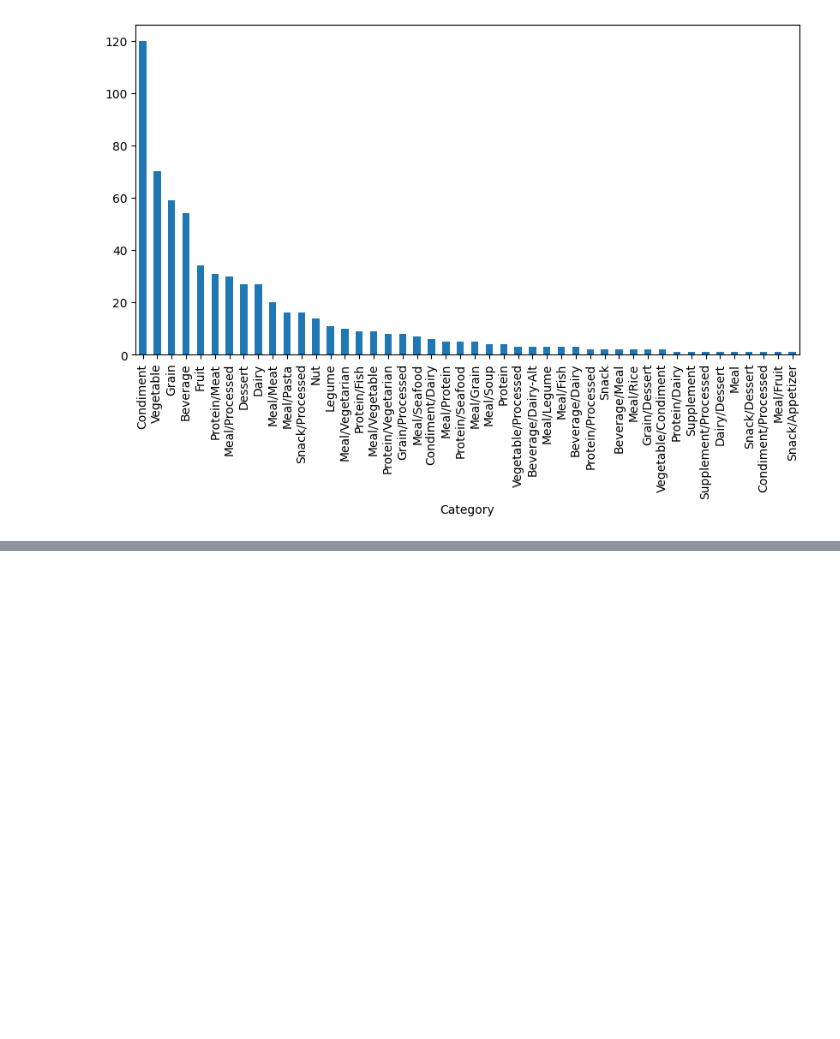
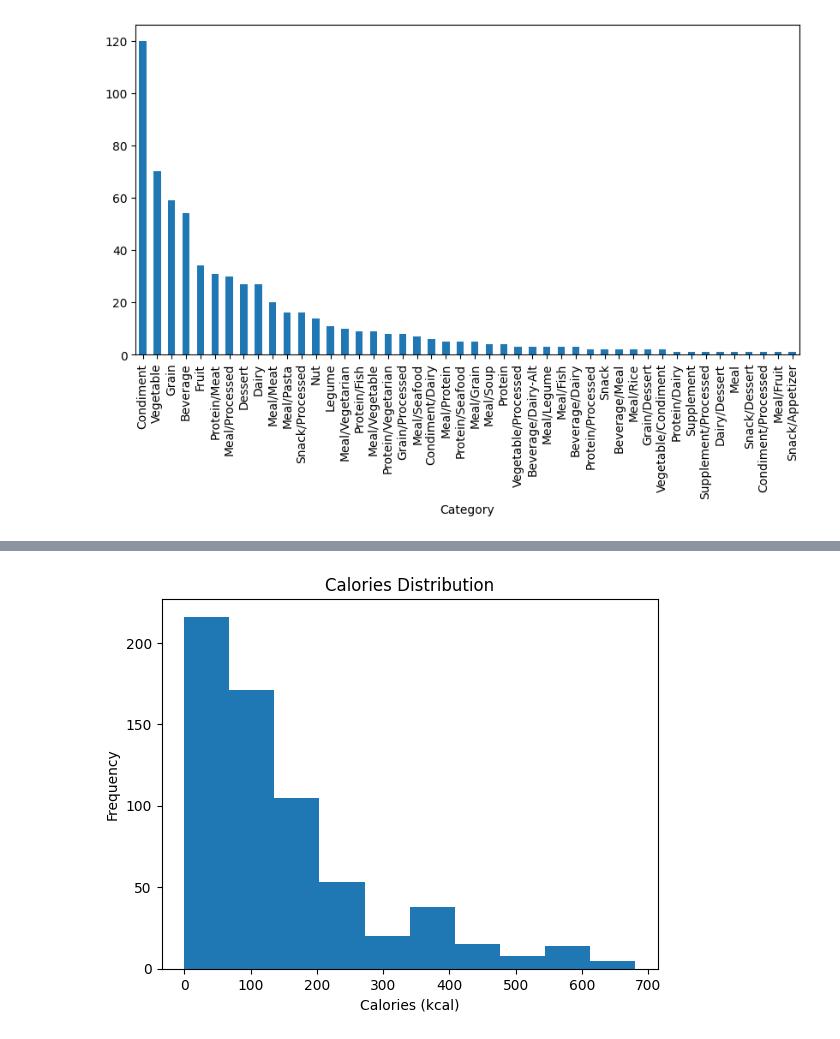
Before and after one commit to kamnakurre005-source/food_recommender, a Jupyter notebook: project1.ipynb, the cells around one changed output, grey strips where cells are left out. Saved outputs shown, nothing was run; the diff lists cells and outputs as text; code cells hidden in the pictures; blank space fills up the shorter version.

```diff
--- a/project1.ipynb
+++ b/project1.ipynb
@@ -92,0 +107,9 @@ df['Category'].value_counts().plot(kind='bar', figsize=(10,5))
+# %%
+plt.hist(df['Calories (kcal)'], bins=10)
+
+plt.title('Calories Distribution')
+plt.xlabel('Calories (kcal)')
+plt.ylabel('Frequency')
+plt.show()
+# %% [output]
+[figure, added]
```
Also changed, not shown: parts of 4 cells of this notebook.
